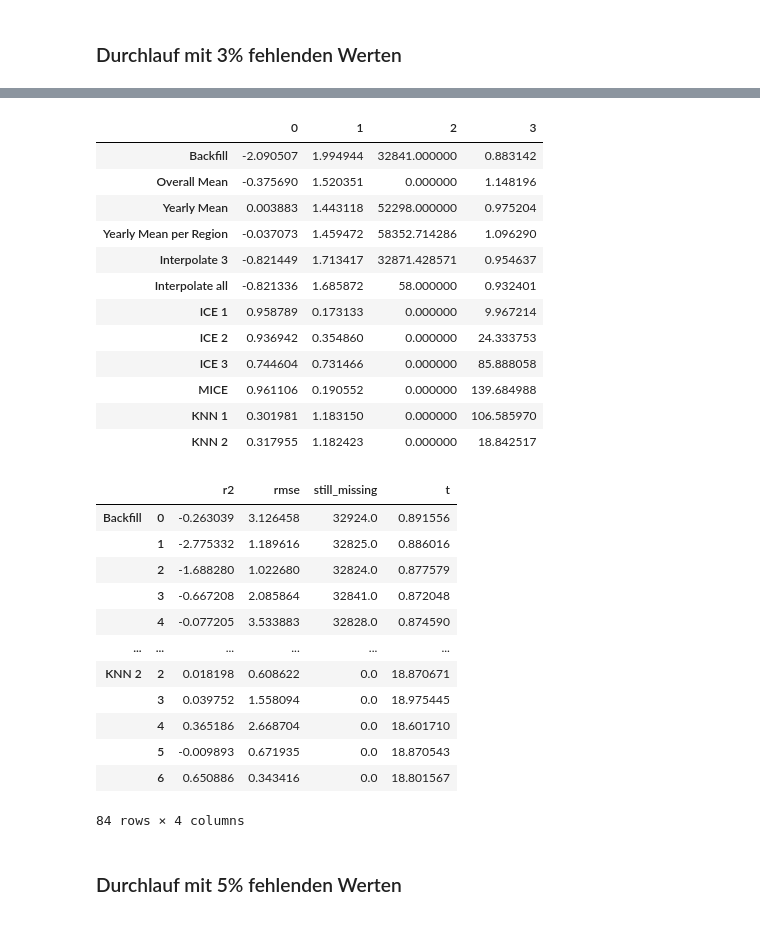
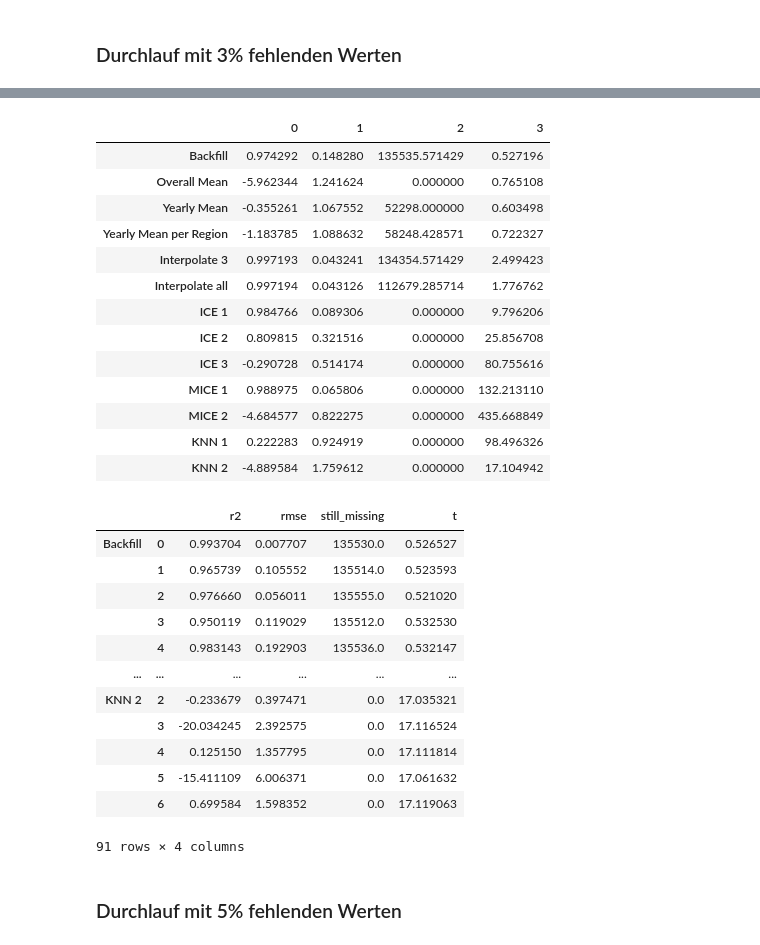
Before and after one commit to MarieFlatow/BA_weltbank, a Jupyter notebook: 05_experimental_setup.ipynb, the cells around one changed output, grey strips where cells are left out. Drawn from its saved outputs; the diff is of its cells as text; code cells hidden in the pictures.

```diff
--- a/05_experimental_setup.ipynb
+++ b/05_experimental_setup.ipynb
@@ -18,7 +18,7 @@ functions =  {'Backfill':impute_backfill, 'Overall Mean':impute_overall_means,
               'Yearly Mean':impute_yearly_means, 'Yearly Mean per Region':impute_yearly_means_per_region,
               'Interpolate 3':interpolate3, 'Interpolate all':interpolate_all,
               'ICE 1':iterative_imputer1, 'ICE 2':iterative_imputer2,
-              'ICE 3':iterative_imputer3, 'MICE':mice_imputer,
+              'ICE 3':iterative_imputer3, 'MICE 1':mice_imputer, 'MICE 2':mice_imputer2,
               'KNN 1':knn_imputer1, 'KNN 2':knn_imputer2
              }
 # %%
@@ -178,39 +178,39 @@ run: 5/7
 # %%
 r1 = pd.DataFrame(r1).T
-r1.columns = ['r2', 'rmse', 'still_missing', 't']
 r1
 # %% [output]
 |  | 0 | 1 | 2 | 3 |
-| Backfill | -2.090507 | 1.994944 | 32841.000000 | 0.883142 |
-| Overall Mean | -0.375690 | 1.520351 | 0.000000 | 1.148196 |
-| Yearly Mean | 0.003883 | 1.443118 | 52298.000000 | 0.975204 |
-| Yearly Mean per Region | -0.037073 | 1.459472 | 58352.714286 | 1.096290 |
-| Interpolate 3 | -0.821449 | 1.713417 | 32871.428571 | 0.954637 |
-| Interpolate all | -0.821336 | 1.685872 | 58.000000 | 0.932401 |
-| ICE 1 | 0.958789 | 0.173133 | 0.000000 | 9.967214 |
-| ICE 2 | 0.936942 | 0.354860 | 0.000000 | 24.333753 |
-| ICE 3 | 0.744604 | 0.731466 | 0.000000 | 85.888058 |
-| MICE | 0.961106 | 0.190552 | 0.000000 | 139.684988 |
-| KNN 1 | 0.301981 | 1.183150 | 0.000000 | 106.585970 |
-| KNN 2 | 0.317955 | 1.182423 | 0.000000 | 18.842517 |
+| Backfill | 0.974292 | 0.148280 | 135535.571429 | 0.527196 |
+| Overall Mean | -5.962344 | 1.241624 | 0.000000 | 0.765108 |
+| Yearly Mean | -0.355261 | 1.067552 | 52298.000000 | 0.603498 |
+| Yearly Mean per Region | -1.183785 | 1.088632 | 58248.428571 | 0.722327 |
+| Interpolate 3 | 0.997193 | 0.043241 | 134354.571429 | 2.499423 |
+| Interpolate all | 0.997194 | 0.043126 | 112679.285714 | 1.776762 |
+| ICE 1 | 0.984766 | 0.089306 | 0.000000 | 9.796206 |
+| ICE 2 | 0.809815 | 0.321516 | 0.000000 | 25.856708 |
+| ICE 3 | -0.290728 | 0.514174 | 0.000000 | 80.755616 |
+| MICE 1 | 0.988975 | 0.065806 | 0.000000 | 132.213110 |
+| MICE 2 | -4.684577 | 0.822275 | 0.000000 | 435.668849 |
+| KNN 1 | 0.222283 | 0.924919 | 0.000000 | 98.496326 |
+| KNN 2 | -4.889584 | 1.759612 | 0.000000 | 17.104942 |
 # %%
 r1_detail = pd.DataFrame(pd.DataFrame(r1_detail).T.stack().to_dict()).T
 r1_detail.columns = ['r2', 'rmse', 'still_missing', 't']
 r1_detail
 # %% [output]
 |  |  | r2 | rmse | still_missing | t |
-| Backfill | 0 | -0.263039 | 3.126458 | 32924.0 | 0.891556 |
-|  | 1 | -2.775332 | 1.189616 | 32825.0 | 0.886016 |
-|  | 2 | -1.688280 | 1.022680 | 32824.0 | 0.877579 |
-|  | 3 | -0.667208 | 2.085864 | 32841.0 | 0.872048 |
-|  | 4 | -0.077205 | 3.533883 | 32828.0 | 0.874590 |
+| Backfill | 0 | 0.993704 | 0.007707 | 135530.0 | 0.526527 |
+|  | 1 | 0.965739 | 0.105552 | 135514.0 | 0.523593 |
+|  | 2 | 0.976660 | 0.056011 | 135555.0 | 0.521020 |
+|  | 3 | 0.950119 | 0.119029 | 135512.0 | 0.532530 |
+|  | 4 | 0.983143 | 0.192903 | 135536.0 | 0.532147 |
 | ... | ... | ... | ... | ... | ... |
-| KNN 2 | 2 | 0.018198 | 0.608622 | 0.0 | 18.870671 |
-|  | 3 | 0.039752 | 1.558094 | 0.0 | 18.975445 |
-|  | 4 | 0.365186 | 2.668704 | 0.0 | 18.601710 |
-|  | 5 | -0.009893 | 0.671935 | 0.0 | 18.870543 |
-|  | 6 | 0.650886 | 0.343416 | 0.0 | 18.801567 |
+| KNN 2 | 2 | -0.233679 | 0.397471 | 0.0 | 17.035321 |
+|  | 3 | -20.034245 | 2.392575 | 0.0 | 17.116524 |
+|  | 4 | 0.125150 | 1.357795 | 0.0 | 17.111814 |
+|  | 5 | -15.411109 | 6.006371 | 0.0 | 17.061632 |
+|  | 6 | 0.699584 | 1.598352 | 0.0 | 17.119063 |
-84 rows × 4 columns
+91 rows × 4 columns
 # %% [markdown]
 ### Durchlauf mit 5% fehlenden Werten
 # %%
```
Also changed, not shown: parts of 12 cells of this notebook, 8 other files.
